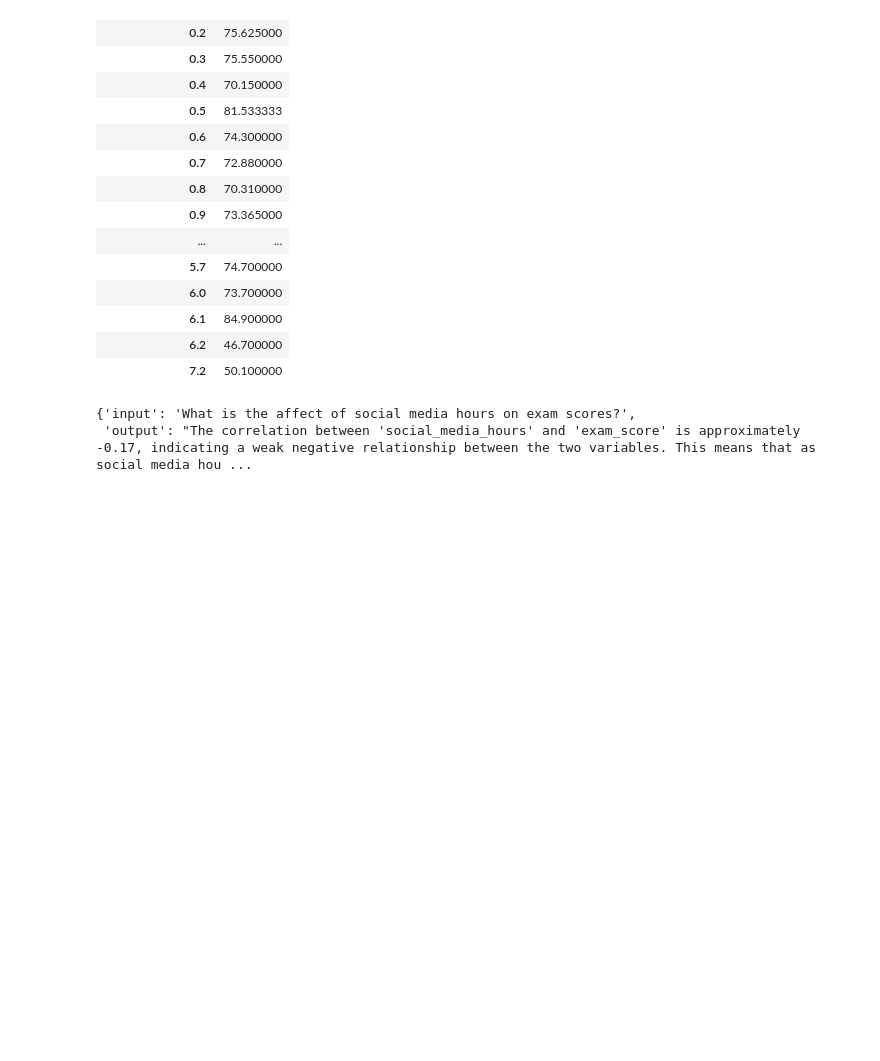
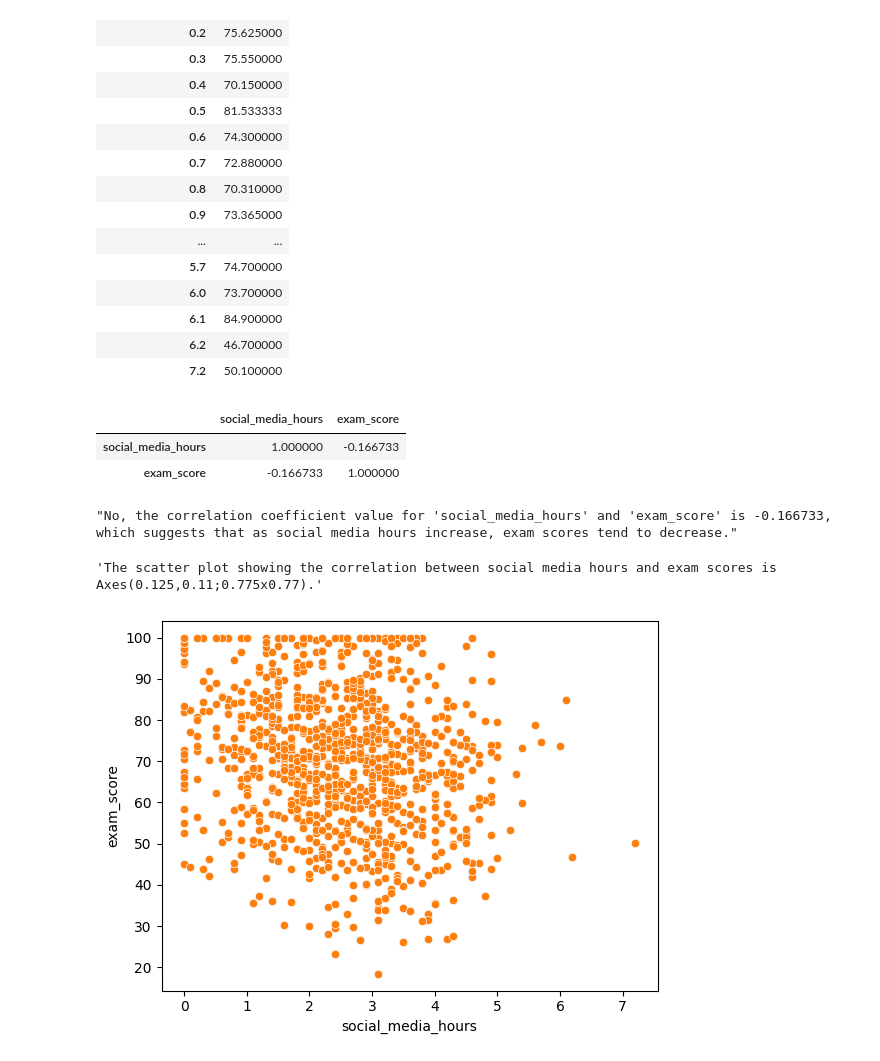
Before and after one commit to RekaCodes/python_ai_agent, a Jupyter notebook: agent_test.ipynb, the cells around one changed output. Cells and saved outputs as stored; diff of their text form; code cells hidden in the pictures; blank space fills up the shorter version.

Commit message:
added visualization libs

```diff
--- a/agent_test.ipynb
+++ b/agent_test.ipynb
@@ -64,8 +103,21 @@ pd.pivot_table(df, index='social_media_hours', values='exam_score', aggfunc='mea
 | 6.1 | 84.900000 |
 | 6.2 | 46.700000 |
 | 7.2 | 50.100000 |
+# %%
+# manual code for correlation
+df[['social_media_hours', 'exam_score']].corr()
+# %% [output]
+|  | social_media_hours | exam_score |
+| social_media_hours | 1.000000 | -0.166733 |
+| exam_score | -0.166733 | 1.000000 |
 # %%
-agent.invoke("What is the affect of social media hours on exam scores?")
+# prompt the agent with vague question
+agent.invoke("What is the affect of social media hours on exam scores?")['output']
 # %% [output]
-{'input': 'What is the affect of social media hours on exam scores?',
- 'output': "The correlation between 'social_media_hours' and 'exam_score' is approximately -0.17, indicating a weak negative relationship between the two variables. This means that as social media hou ...
+"No, the correlation coefficient value for 'social_media_hours' and 'exam_score' is -0.166733, which suggests that as social media hours increase, exam scores tend to decrease."
+# %%
+# ask for a chart
+agent.invoke("create a chart showing the correlation between social media hours and exam scores. use seaborn for the visualization")['output']
+# %% [output]
+'The scatter plot showing the correlation between social media hours and exam scores is Axes(0.125,0.11;0.775x0.77).'
+[figure, added]
```
Also changed, not shown: parts of 13 cells of this notebook.
